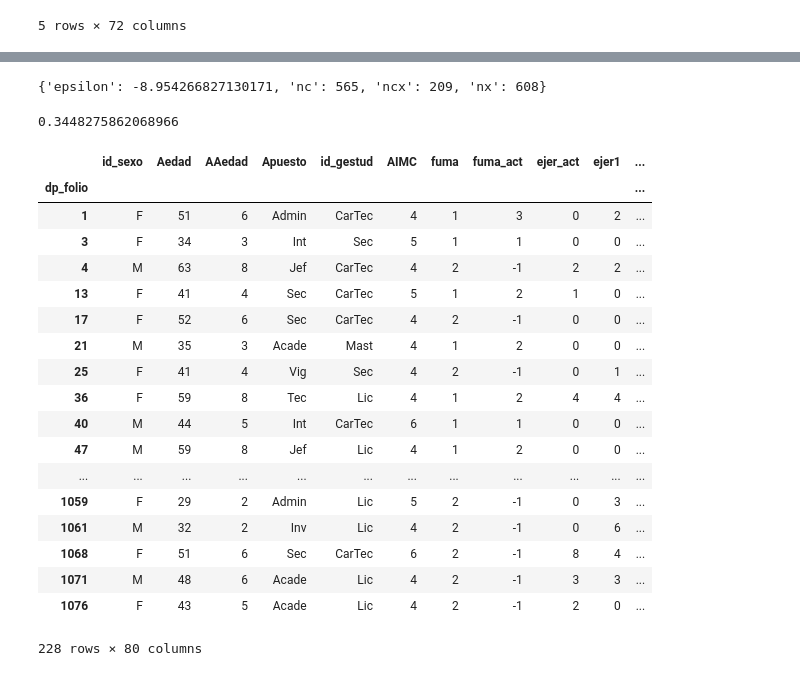
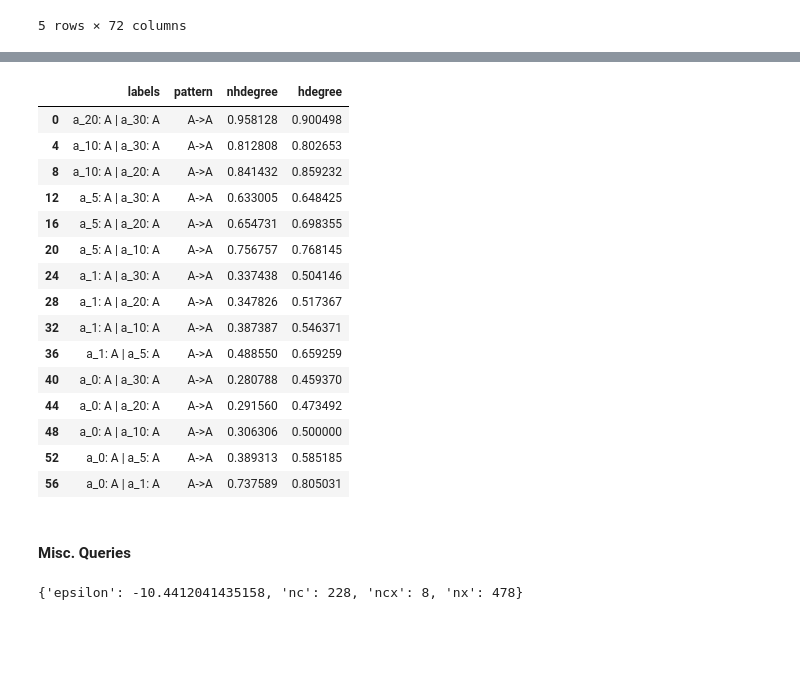
Before and after one commit to vicalbiter/histories, a Jupyter notebook: HistCreation - v1.1.ipynb, the cells around one changed output, grey strips where cells are left out. Cells and saved outputs as stored; diff of their text form; code cells hidden in the pictures; blank space fills up the shorter version.

Commit message:
Add basic queries

```diff
--- a/HistCreation - v1.1.ipynb
+++ b/HistCreation - v1.1.ipynb
@@ -152,30 +350,34 @@ def getEpsilon(feature, category, classFeature, classCategory, data):
+# %%
+# Non Higher degree vs. Higher degree
+tp_degcn = transitionProbabilities("condi", ndata[ndata.hdegree == 0])
+tp_degcnc = transitionProbabilities("condi", ndata[ndata.hdegree == 1])
+tp_degcn["probsc"] = tp_degcnc.loc[:, "probs"]
+tp_degcn = tp_degcn.rename(columns={"probs":"nhdegree", "probsc":"hdegree"})
+tp_degcn.to_csv(path_or_buf="condi_hdegree_vs_nhdegree.csv", index=False)
+# %%
+tp_degcn[(tp_degcn.pattern == 'A->A')]
+# %% [output]
+|  | labels | pattern | nhdegree | hdegree |
+| 0 | a_20: A | a_30: A | A->A | 0.958128 | 0.900498 |
+| 4 | a_10: A | a_30: A | A->A | 0.812808 | 0.802653 |
+| 8 | a_10: A | a_20: A | A->A | 0.841432 | 0.859232 |
+| 12 | a_5: A | a_30: A | A->A | 0.633005 | 0.648425 |
+| 16 | a_5: A | a_20: A | A->A | 0.654731 | 0.698355 |
+| 20 | a_5: A | a_10: A | A->A | 0.756757 | 0.768145 |
+| 24 | a_1: A | a_30: A | A->A | 0.337438 | 0.504146 |
+| 28 | a_1: A | a_20: A | A->A | 0.347826 | 0.517367 |
+| 32 | a_1: A | a_10: A | A->A | 0.387387 | 0.546371 |
+| 36 | a_1: A | a_5: A | A->A | 0.488550 | 0.659259 |
+| 40 | a_0: A | a_30: A | A->A | 0.280788 | 0.459370 |
+| 44 | a_0: A | a_20: A | A->A | 0.291560 | 0.473492 |
+| 48 | a_0: A | a_10: A | A->A | 0.306306 | 0.500000 |
+| 52 | a_0: A | a_5: A | A->A | 0.389313 | 0.585185 |
+| 56 | a_0: A | a_1: A | A->A | 0.737589 | 0.805031 |
+# %% [markdown]
+#### Misc. Queries
 # %%
-getEpsilon("ejer1B", "B", "ejer5B", "A", ndata)
+getEpsilon("peso0B", "B", "Obesity", 1, ndata)
 # %% [output]
-{'epsilon': -8.954266827130171, 'nc': 565, 'ncx': 209, 'nx': 608}
+{'epsilon': -10.4412041435158, 'nc': 228, 'ncx': 8, 'nx': 478}
-# %%
-getCondProb("ejer1B", "B", "ejer5B", "A", ndata[ndata.Obesity==0])
-# %% [output]
-0.3448275862068966
 # %%
-ndata[ndata.Obesity == 1]
+ndata[(ndata.peso0B == "A") & (ndata.Obesity == 1)].to_csv(path_or_buf="test.csv")
-# %% [output]
-|  | id_sexo | Aedad | AAedad | Apuesto | id_gestud | AIMC | fuma | fuma_act | ejer_act | ejer1 | ... |
-| dp_folio |  |  |  |  |  |  |  |  |  |  | ... |
-| 1 | F | 51 | 6 | Admin | CarTec | 4 | 1 | 3 | 0 | 2 | ... |
-| 3 | F | 34 | 3 | Int | Sec | 5 | 1 | 1 | 0 | 0 | ... |
-| 4 | M | 63 | 8 | Jef | CarTec | 4 | 2 | -1 | 2 | 2 | ... |
-| 13 | F | 41 | 4 | Sec | CarTec | 5 | 1 | 2 | 1 | 0 | ... |
-| 17 | F | 52 | 6 | Sec | CarTec | 4 | 2 | -1 | 0 | 0 | ... |
-| 21 | M | 35 | 3 | Acade | Mast | 4 | 1 | 2 | 0 | 0 | ... |
-| 25 | F | 41 | 4 | Vig | Sec | 4 | 2 | -1 | 0 | 1 | ... |
-| 36 | F | 59 | 8 | Tec | Lic | 4 | 1 | 2 | 4 | 4 | ... |
-| 40 | M | 44 | 5 | Int | CarTec | 6 | 1 | 1 | 0 | 0 | ... |
-| 47 | M | 59 | 8 | Jef | Lic | 4 | 1 | 2 | 0 | 0 | ... |
-| ... | ... | ... | ... | ... | ... | ... | ... | ... | ... | ... | ... |
-| 1059 | F | 29 | 2 | Admin | Lic | 5 | 2 | -1 | 0 | 3 | ... |
-| 1061 | M | 32 | 2 | Inv | Lic | 4 | 2 | -1 | 0 | 6 | ... |
-| 1068 | F | 51 | 6 | Sec | CarTec | 6 | 2 | -1 | 8 | 4 | ... |
-| 1071 | M | 48 | 6 | Acade | Lic | 4 | 2 | -1 | 3 | 3 | ... |
-| 1076 | F | 43 | 5 | Acade | Lic | 4 | 2 | -1 | 2 | 0 | ... |
-228 rows × 80 columns
```
Also changed, not shown: parts of 31 cells of this notebook, 14 other files.
